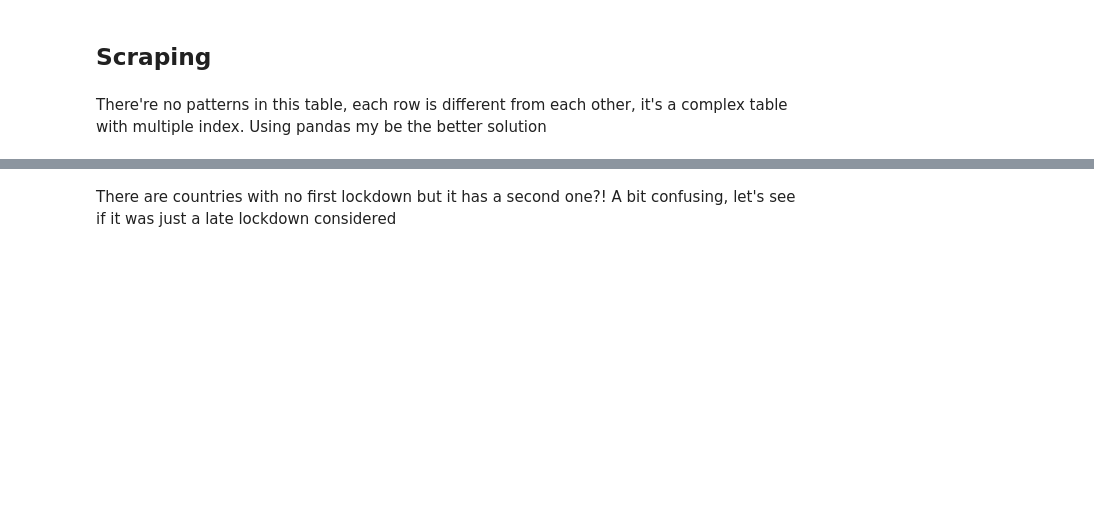
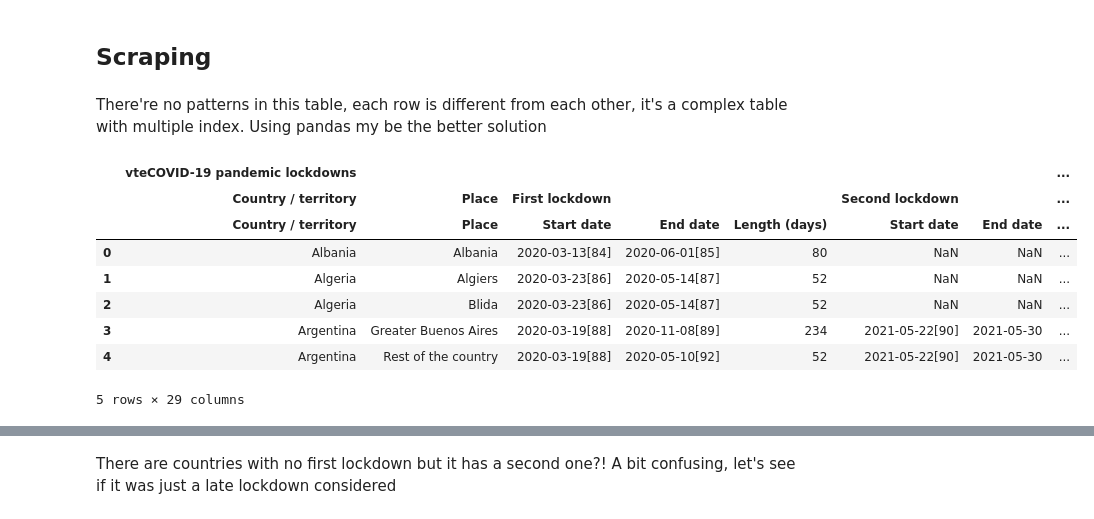
Before and after one commit to mdbruchard/Covid-19_analysis, a Jupyter notebook: Web_scrapping.ipynb, the cells around one changed output, grey strips where cells are left out. Saved outputs shown, nothing was run; the diff lists cells and outputs as text; code cells hidden in the pictures; blank space fills up the shorter version.

```diff
--- a/Web_scrapping.ipynb
+++ b/Web_scrapping.ipynb
@@ -363,5 +272,17 @@ dfs = pd.read_html(url)
 # %%
 # Saving the table
 df_lockdown = dfs[0]
+# %%
+df_lockdown.head()
+# %% [output]
+|  | vteCOVID-19 pandemic lockdowns |  |  |  |  |  |  | ... |
+|  | Country / territory | Place | First lockdown |  |  | Second lockdown |  | ... |
+|  | Country / territory | Place | Start date | End date | Length (days) | Start date | End date | ... |
+| 0 | Albania | Albania | 2020-03-13[84] | 2020-06-01[85] | 80 | NaN | NaN | ... |
+| 1 | Algeria | Algiers | 2020-03-23[86] | 2020-05-14[87] | 52 | NaN | NaN | ... |
+| 2 | Algeria | Blida | 2020-03-23[86] | 2020-05-14[87] | 52 | NaN | NaN | ... |
+| 3 | Argentina | Greater Buenos Aires | 2020-03-19[88] | 2020-11-08[89] | 234 | 2021-05-22[90] | 2021-05-30 | ... |
+| 4 | Argentina | Rest of the country | 2020-03-19[88] | 2020-05-10[92] | 52 | 2021-05-22[90] | 2021-05-30 | ... |
+5 rows × 29 columns
 # %%
 level = df_lockdown['vteCOVID-19 pandemic lockdowns']['Level'][['Level']]
```
Also changed, not shown: parts of 23 cells of this notebook, 5 other files.
